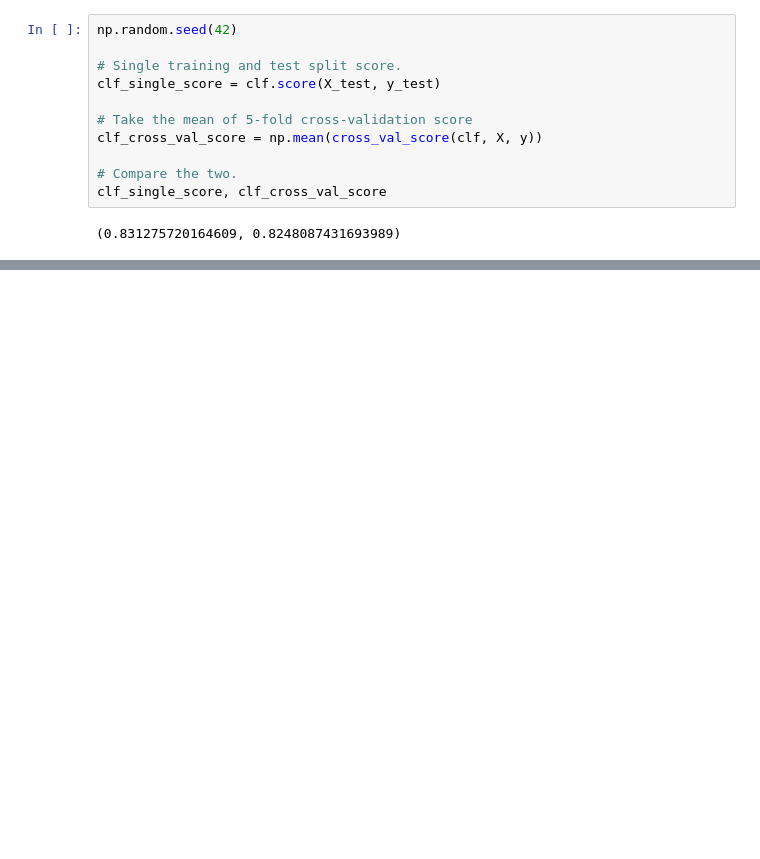
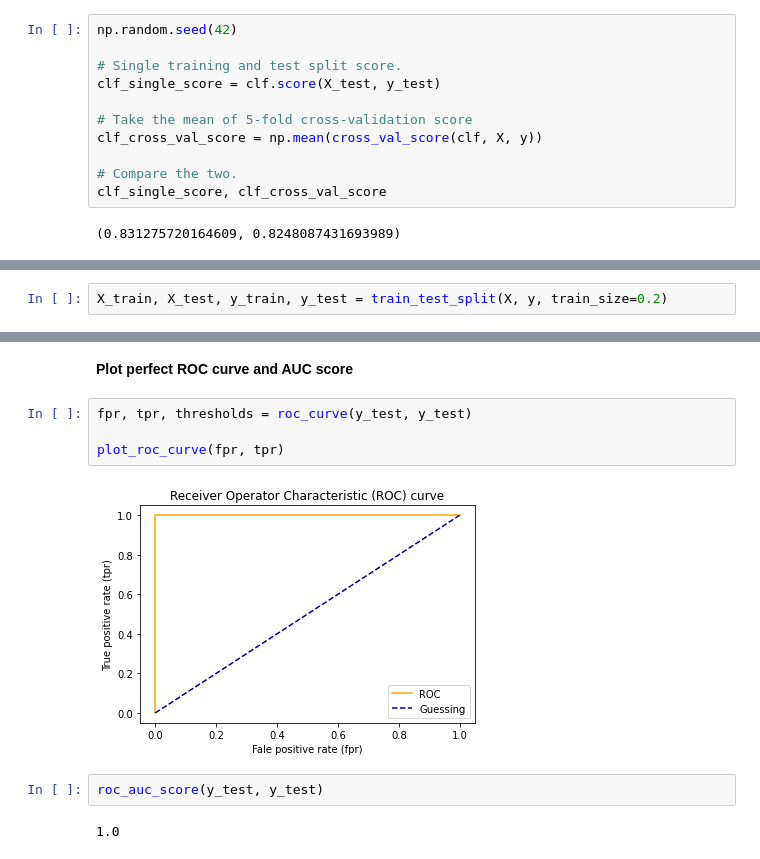
Before and after one commit to Tower5954/SciKit-Learn_Intro, a Jupyter notebook: 4. Evaluating a Model.ipynb, the cells around one changed output, grey strips where cells are left out. Drawn from its saved outputs; the diff is of its cells as text; blank space fills up the shorter version.

```diff
--- a/4. Evaluating a Model.ipynb
+++ b/4. Evaluating a Model.ipynb
@@ -152,0 +196,2 @@ array([0.81967213, 0.90163934, 0.83606557, 0.78333333, 0.78333333])
+# %%
+X_train, X_test, y_train, y_test = train_test_split(X, y, train_size=0.2)
@@ -152,0 +283,12 @@ array([0.81967213, 0.90163934, 0.83606557, 0.78333333, 0.78333333])
+# %% [markdown]
+**Plot perfect ROC curve and AUC score**
+# %%
+fpr, tpr, thresholds = roc_curve(y_test, y_test)
+
+plot_roc_curve(fpr, tpr)
+# %% [output]
+[figure, added]
+# %%
+roc_auc_score(y_test, y_test)
+# %% [output]
+1.0
```
Also changed, not shown: parts of 14 cells of this notebook.
